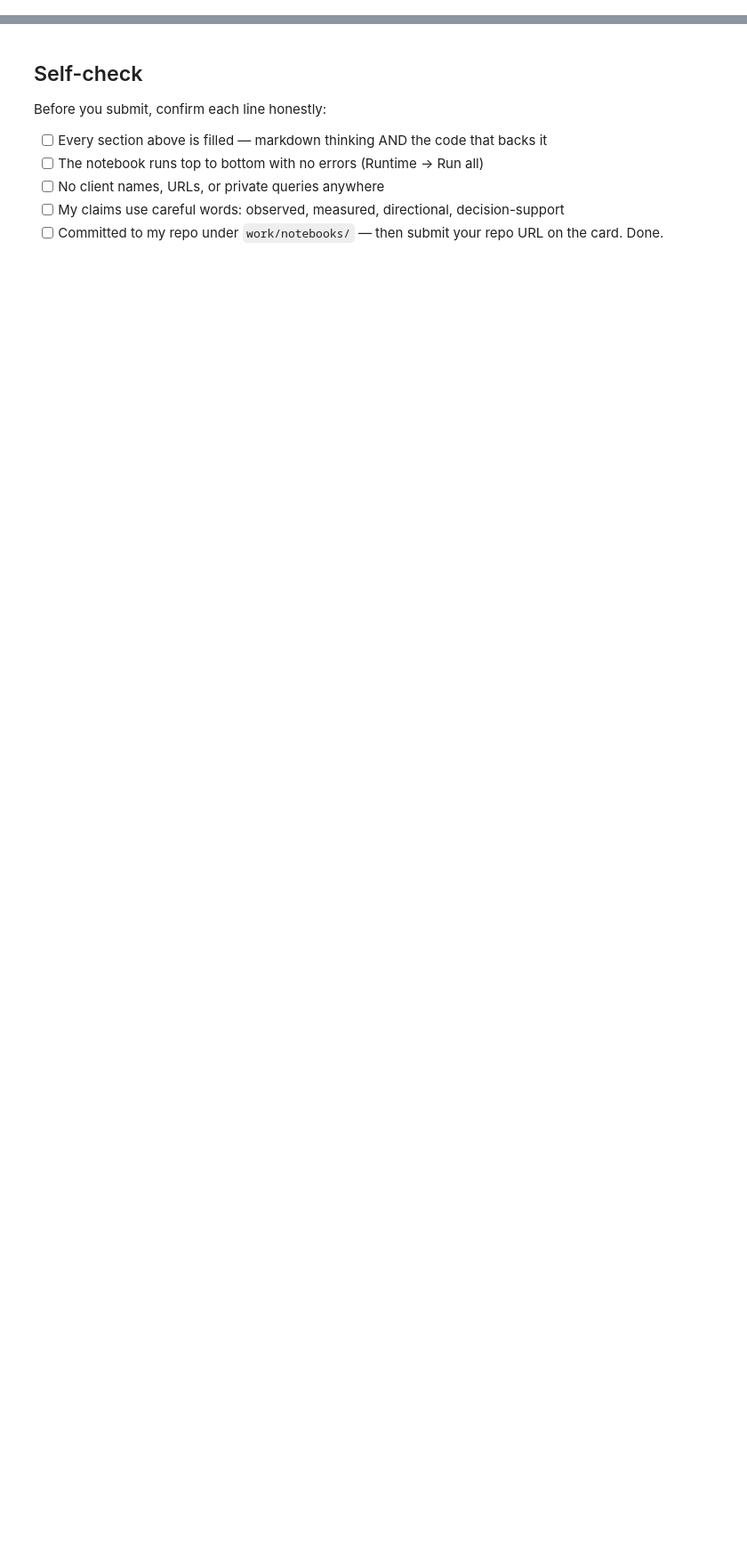
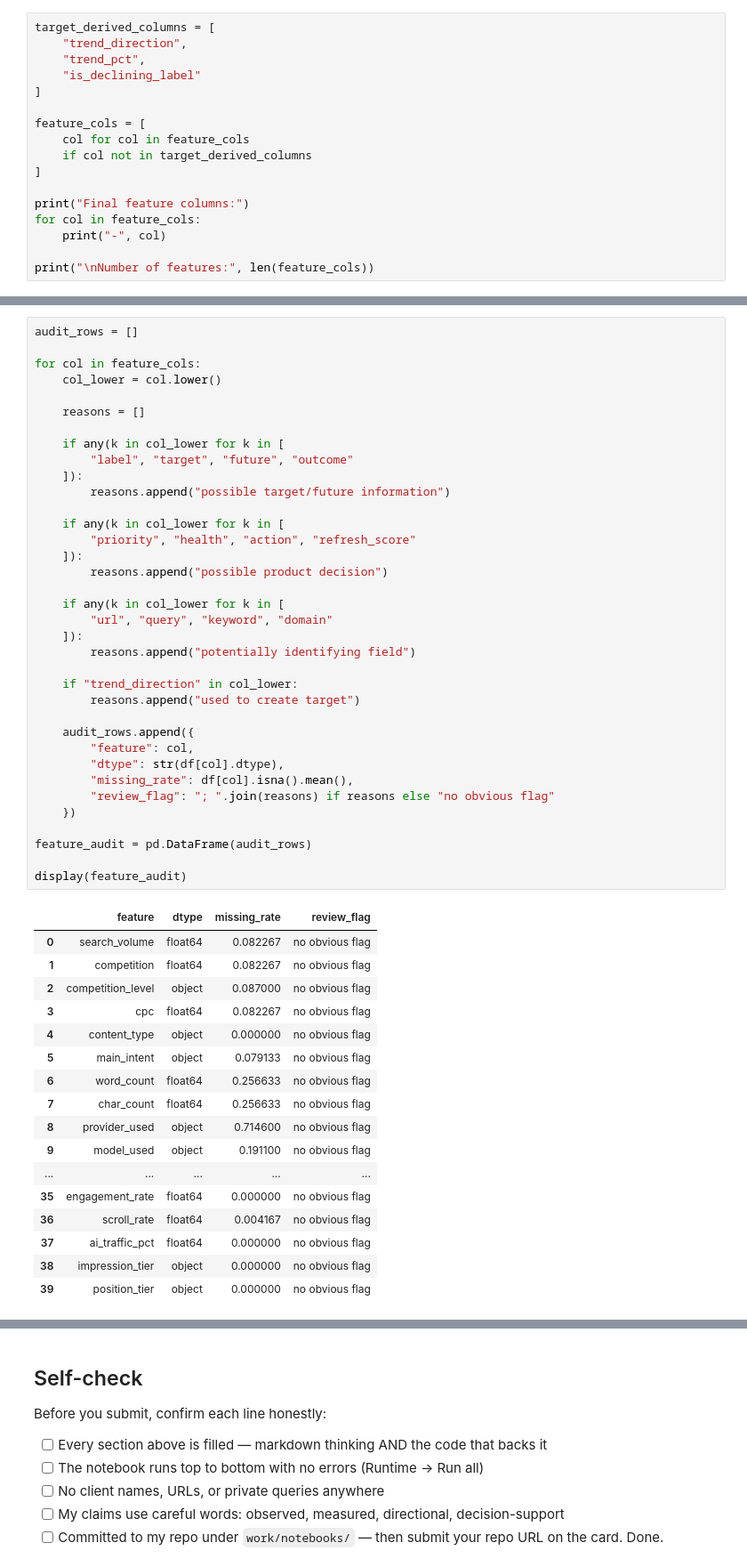
Before and after one commit to mayurkharche01/Internship-starter-flyrank, a Jupyter notebook: work/notebooks/w06_validation_audit.ipynb, the cells around one changed output, grey strips where cells are left out. Shown at 89% size. Saved outputs shown, nothing was run; the diff lists cells and outputs as text; blank space fills up the shorter version.

Commit message:
Validation and Research Claim Audit

```diff
--- a/work/notebooks/w06_validation_audit.ipynb
+++ b/work/notebooks/w06_validation_audit.ipynb
@@ -36,0 +269,17 @@ This skeleton is yours to fill. Work the sections **in order** — each one has
+# %%
+target_derived_columns = [
+    "trend_direction",
+    "trend_pct",
+    "is_declining_label"
+]
+
+feature_cols = [
+    col for col in feature_cols
+    if col not in target_derived_columns
+]
+
+print("Final feature columns:")
+for col in feature_cols:
+    print("-", col)
+
+print("\nNumber of features:", len(feature_cols))
@@ -36,0 +704,54 @@ This skeleton is yours to fill. Work the sections **in order** — each one has
+# %%
+audit_rows = []
+
+for col in feature_cols:
+    col_lower = col.lower()
+
+    reasons = []
+
+    if any(k in col_lower for k in [
+        "label", "target", "future", "outcome"
+    ]):
+        reasons.append("possible target/future information")
+
+    if any(k in col_lower for k in [
+        "priority", "health", "action", "refresh_score"
+    ]):
+        reasons.append("possible product decision")
+
+    if any(k in col_lower for k in [
+        "url", "query", "keyword", "domain"
+    ]):
+        reasons.append("potentially identifying field")
+
+    if "trend_direction" in col_lower:
+        reasons.append("used to create target")
+
+    audit_rows.append({
+        "feature": col,
+        "dtype": str(df[col].dtype),
+        "missing_rate": df[col].isna().mean(),
+        "review_flag": "; ".join(reasons) if reasons else "no obvious flag"
+    })
+
+feature_audit = pd.DataFrame(audit_rows)
+
+display(feature_audit)
+# %% [output]
+|  | feature | dtype | missing_rate | review_flag |
+| 0 | search_volume | float64 | 0.082267 | no obvious flag |
+| 1 | competition | float64 | 0.082267 | no obvious flag |
+| 2 | competition_level | object | 0.087000 | no obvious flag |
+| 3 | cpc | float64 | 0.082267 | no obvious flag |
+| 4 | content_type | object | 0.000000 | no obvious flag |
+| 5 | main_intent | object | 0.079133 | no obvious flag |
+| 6 | word_count | float64 | 0.256633 | no obvious flag |
+| 7 | char_count | float64 | 0.256633 | no obvious flag |
+| 8 | provider_used | object | 0.714600 | no obvious flag |
+| 9 | model_used | object | 0.191100 | no obvious flag |
+| ... | ... | ... | ... | ... |
+| 35 | engagement_rate | float64 | 0.000000 | no obvious flag |
+| 36 | scroll_rate | float64 | 0.004167 | no obvious flag |
+| 37 | ai_traffic_pct | float64 | 0.000000 | no obvious flag |
+| 38 | impression_tier | object | 0.000000 | no obvious flag |
+| 39 | position_tier | object | 0.000000 | no obvious flag |
```
Also changed, not shown: parts of 46 cells of this notebook.
